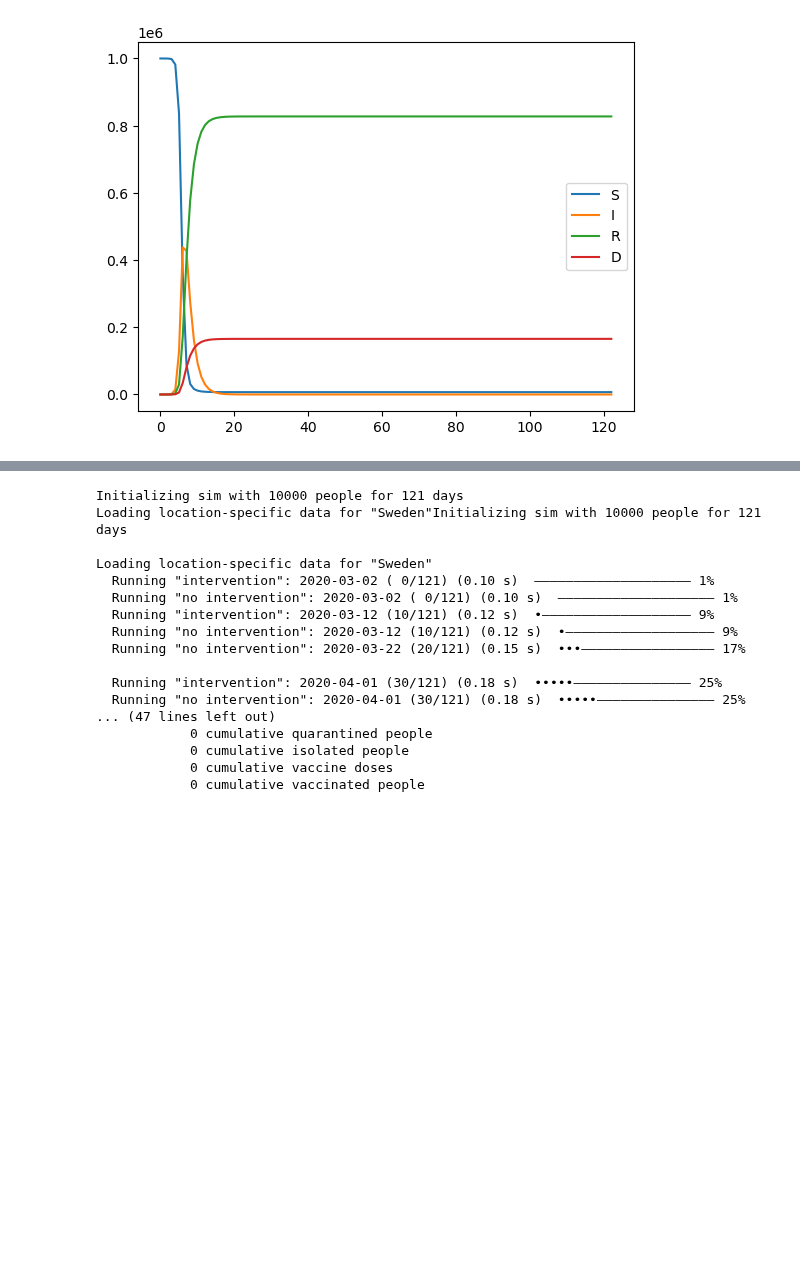
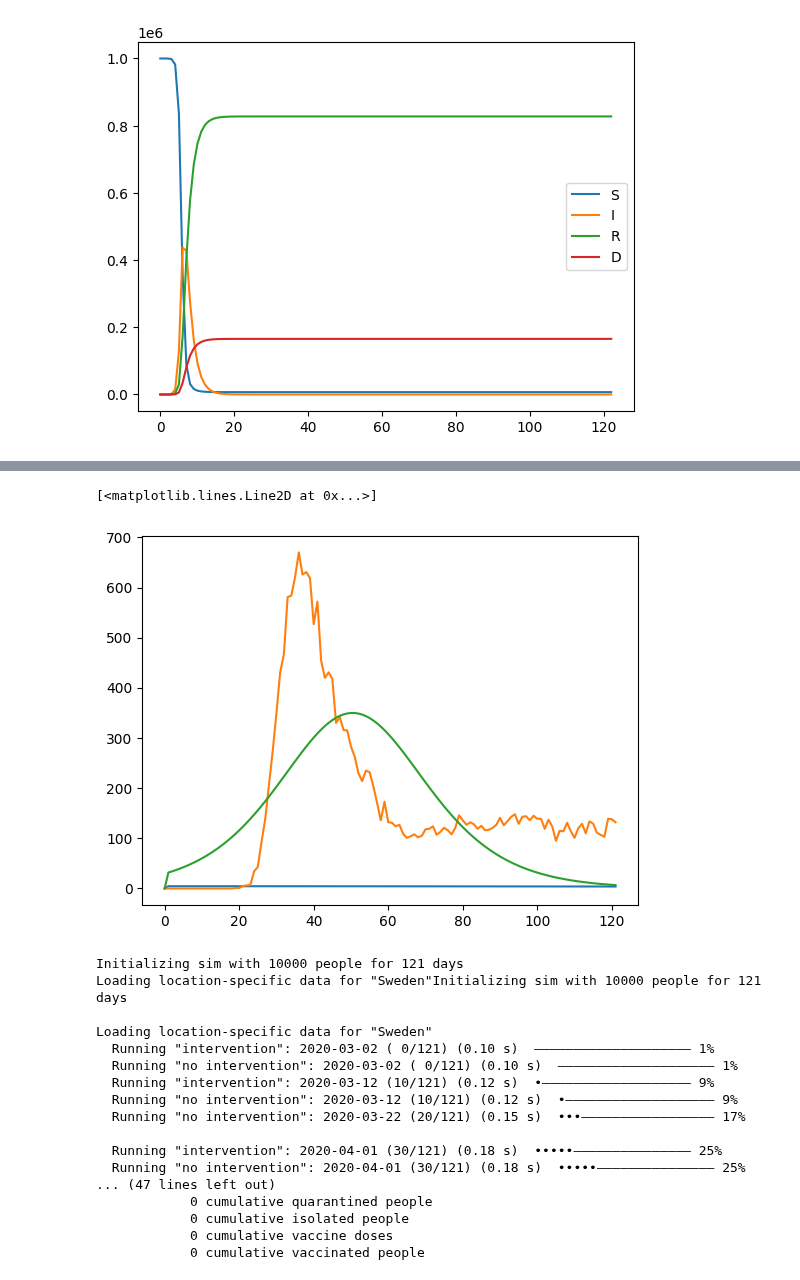
Before and after one commit to gregoirebechade/covid_internship, a Jupyter notebook: exploring.ipynb, the cells around one changed output, grey strips where cells are left out. Saved outputs shown, nothing was run; the diff lists cells and outputs as text; code cells hidden in the pictures; blank space fills up the shorter version.

```diff
--- a/exploring.ipynb
+++ b/exploring.ipynb
@@ -261,0 +262,31 @@ plt.show()
+# %%
+betas=np.arange(0, 30, 0.5)
+gammas=np.arange(0, 30, 0.5)
+ds=np.arange(0, 30, 0.5)
+min = np.sum(abs(sir_for_optim(dates_of_pandemic, *p)-new_deaths))
+betamin=0
+gammamin=0
+dmin=0
+dicoresults=dict()
+for beta in betas:
+    print('beta = ' + str(beta))
+    for gamma in gammas:
+        for d in ds:
+            print(beta, gamma, d)
+            error = np.sum(abs(sir_for_optim(dates_of_pandemic, beta, gamma, d)-new_deaths))
+            dicoresults['beta = ' + str(beta) + ' gamma = ' + str(gamma) + ' d = ' + str(d) ] = error
+            if error < min :
+                betamin=beta
+                gammamin=gamma
+                dmin=d
+                min = error
+                print('new min !! ')
+                print('error: ')
+                print(error)
+                print('coeffs: ')
+                print(betamin, gammamin, dmin)
+
+
+
+with open('dicoresults.json', 'w') as fp:
+    json.dump(dicoresults, fp)
@@ -262,3 +304,10 @@ plt.show()
+# %%
+plt.plot(dates_of_pandemic, sir_for_optim(dates_of_pandemic,  betamin, gammamin, dmin))
+plt.plot(dates_of_pandemic,new_deaths )
+plt.plot(dates_of_pandemic, sir_for_optim(dates_of_pandemic, *p))
+# %% [output]
+[<matplotlib.lines.Line2D at 0x...>]
+[figure, added]
 # %%
 # THIS CELLE ENABLES TO CHECK WHAT change_beta REALLY DOES
 
```
Also changed, not shown: parts of 9 cells of this notebook, 1 other file.
